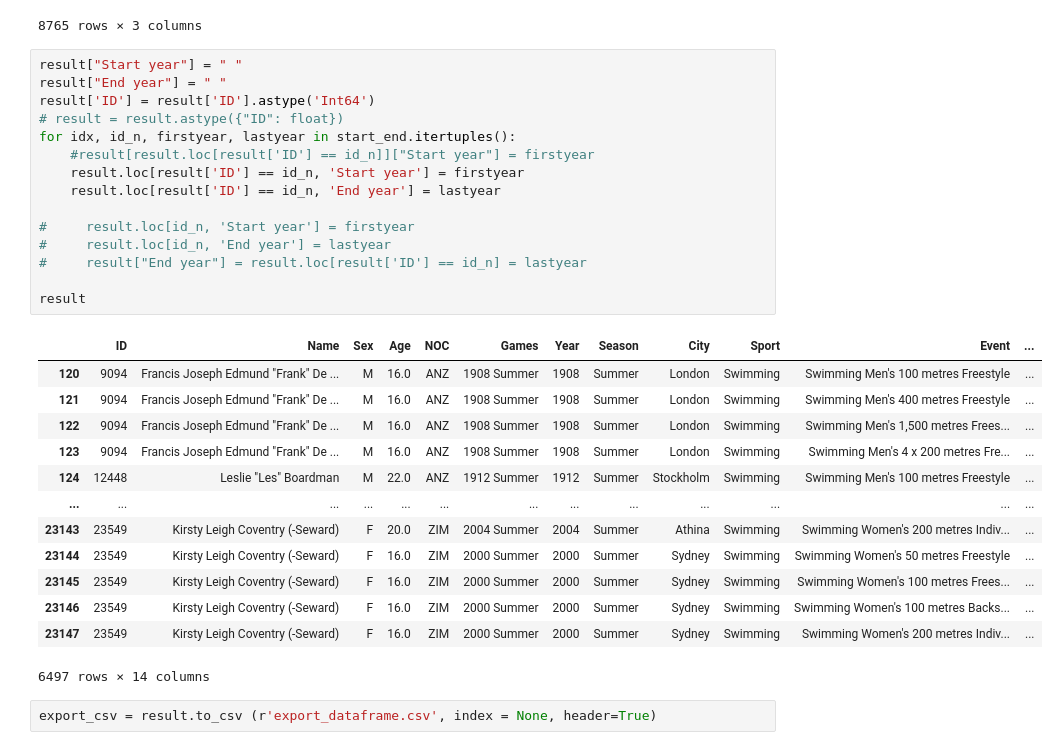
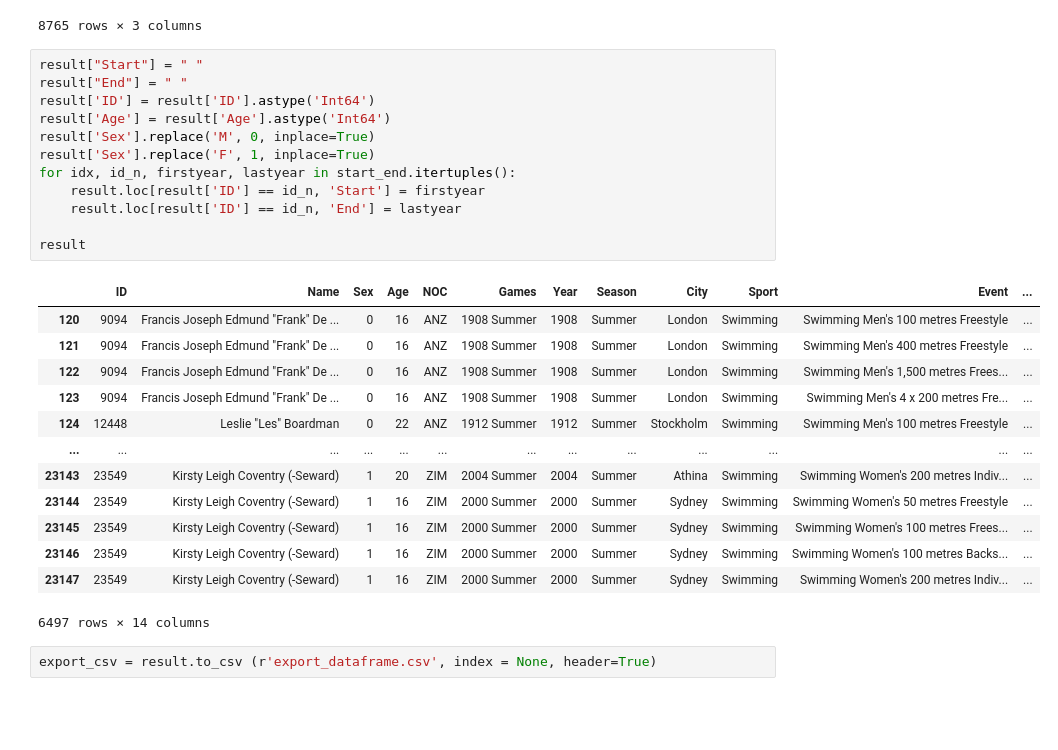
Before and after one commit to UW-CSE442-WI20/A3-Olympians, a Jupyter notebook: olympics_swimming.ipynb, the cells around one changed output. Cells and saved outputs as stored; diff of their text form; blank space fills up the shorter version.

```diff
--- a/olympics_swimming.ipynb
+++ b/olympics_swimming.ipynb
@@ -115,33 +115,30 @@ start_end
 | 8764 | 135556 | 1980 | 1980 |
 8765 rows × 3 columns
 # %%
-result["Start year"] = " "
-result["End year"] = " "
+result["Start"] = " "
+result["End"] = " "
 result['ID'] = result['ID'].astype('Int64')
-# result = result.astype({"ID": float})
+result['Age'] = result['Age'].astype('Int64')
+result['Sex'].replace('M', 0, inplace=True)
+result['Sex'].replace('F', 1, inplace=True)
 for idx, id_n, firstyear, lastyear in start_end.itertuples():
-    #result[result.loc[result['ID'] == id_n]]["Start year"] = firstyear
-    result.loc[result['ID'] == id_n, 'Start year'] = firstyear
-    result.loc[result['ID'] == id_n, 'End year'] = lastyear
-
-#     result.loc[id_n, 'Start year'] = firstyear
-#     result.loc[id_n, 'End year'] = lastyear
-#     result["End year"] = result.loc[result['ID'] == id_n] = lastyear
+    result.loc[result['ID'] == id_n, 'Start'] = firstyear
+    result.loc[result['ID'] == id_n, 'End'] = lastyear
 
 result
 # %% [output]
 |  | ID | Name | Sex | Age | NOC | Games | Year | Season | City | Sport | Event | ... |
-| 120 | 9094 | Francis Joseph Edmund "Frank" De ... | M | 16.0 | ANZ | 1908 Summer | 1908 | Summer | London | Swimming | Swimming Men's 100 metres Freestyle | ... |
-| 121 | 9094 | Francis Joseph Edmund "Frank" De ... | M | 16.0 | ANZ | 1908 Summer | 1908 | Summer | London | Swimming | Swimming Men's 400 metres Freestyle | ... |
-| 122 | 9094 | Francis Joseph Edmund "Frank" De ... | M | 16.0 | ANZ | 1908 Summer | 1908 | Summer | London | Swimming | Swimming Men's 1,500 metres Frees... | ... |
-| 123 | 9094 | Francis Joseph Edmund "Frank" De ... | M | 16.0 | ANZ | 1908 Summer | 1908 | Summer | London | Swimming | Swimming Men's 4 x 200 metres Fre... | ... |
-| 124 | 12448 | Leslie "Les" Boardman | M | 22.0 | ANZ | 1912 Summer | 1912 | Summer | Stockholm | Swimming | Swimming Men's 100 metres Freestyle | ... |
+| 120 | 9094 | Francis Joseph Edmund "Frank" De ... | 0 | 16 | ANZ | 1908 Summer | 1908 | Summer | London | Swimming | Swimming Men's 100 metres Freestyle | ... |
+| 121 | 9094 | Francis Joseph Edmund "Frank" De ... | 0 | 16 | ANZ | 1908 Summer | 1908 | Summer | London | Swimming | Swimming Men's 400 metres Freestyle | ... |
+| 122 | 9094 | Francis Joseph Edmund "Frank" De ... | 0 | 16 | ANZ | 1908 Summer | 1908 | Summer | London | Swimming | Swimming Men's 1,500 metres Frees... | ... |
+| 123 | 9094 | Francis Joseph Edmund "Frank" De ... | 0 | 16 | ANZ | 1908 Summer | 1908 | Summer | London | Swimming | Swimming Men's 4 x 200 metres Fre... | ... |
+| 124 | 12448 | Leslie "Les" Boardman | 0 | 22 | ANZ | 1912 Summer | 1912 | Summer | Stockholm | Swimming | Swimming Men's 100 metres Freestyle | ... |
 | ... | ... | ... | ... | ... | ... | ... | ... | ... | ... | ... | ... | ... |
-| 23143 | 23549 | Kirsty Leigh Coventry (-Seward) | F | 20.0 | ZIM | 2004 Summer | 2004 | Summer | Athina | Swimming | Swimming Women's 200 metres Indiv... | ... |
-| 23144 | 23549 | Kirsty Leigh Coventry (-Seward) | F | 16.0 | ZIM | 2000 Summer | 2000 | Summer | Sydney | Swimming | Swimming Women's 50 metres Freestyle | ... |
-| 23145 | 23549 | Kirsty Leigh Coventry (-Seward) | F | 16.0 | ZIM | 2000 Summer | 2000 | Summer | Sydney | Swimming | Swimming Women's 100 metres Frees... | ... |
-| 23146 | 23549 | Kirsty Leigh Coventry (-Seward) | F | 16.0 | ZIM | 2000 Summer | 2000 | Summer | Sydney | Swimming | Swimming Women's 100 metres Backs... | ... |
-| 23147 | 23549 | Kirsty Leigh Coventry (-Seward) | F | 16.0 | ZIM | 2000 Summer | 2000 | Summer | Sydney | Swimming | Swimming Women's 200 metres Indiv... | ... |
+| 23143 | 23549 | Kirsty Leigh Coventry (-Seward) | 1 | 20 | ZIM | 2004 Summer | 2004 | Summer | Athina | Swimming | Swimming Women's 200 metres Indiv... | ... |
+| 23144 | 23549 | Kirsty Leigh Coventry (-Seward) | 1 | 16 | ZIM | 2000 Summer | 2000 | Summer | Sydney | Swimming | Swimming Women's 50 metres Freestyle | ... |
+| 23145 | 23549 | Kirsty Leigh Coventry (-Seward) | 1 | 16 | ZIM | 2000 Summer | 2000 | Summer | Sydney | Swimming | Swimming Women's 100 metres Frees... | ... |
+| 23146 | 23549 | Kirsty Leigh Coventry (-Seward) | 1 | 16 | ZIM | 2000 Summer | 2000 | Summer | Sydney | Swimming | Swimming Women's 100 metres Backs... | ... |
+| 23147 | 23549 | Kirsty Leigh Coventry (-Seward) | 1 | 16 | ZIM | 2000 Summer | 2000 | Summer | Sydney | Swimming | Swimming Women's 200 metres Indiv... | ... |
 6497 rows × 14 columns
 # %%
 export_csv = result.to_csv (r'export_dataframe.csv', index = None, header=True)
```
Also changed, not shown: 1 other file.
